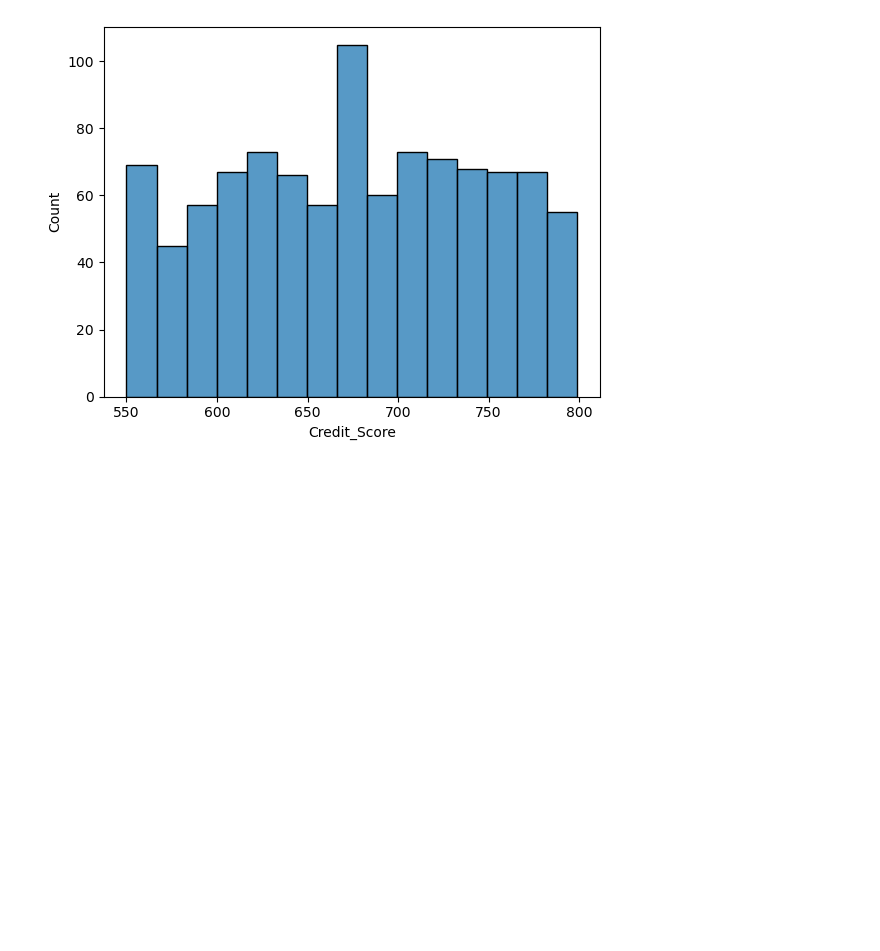
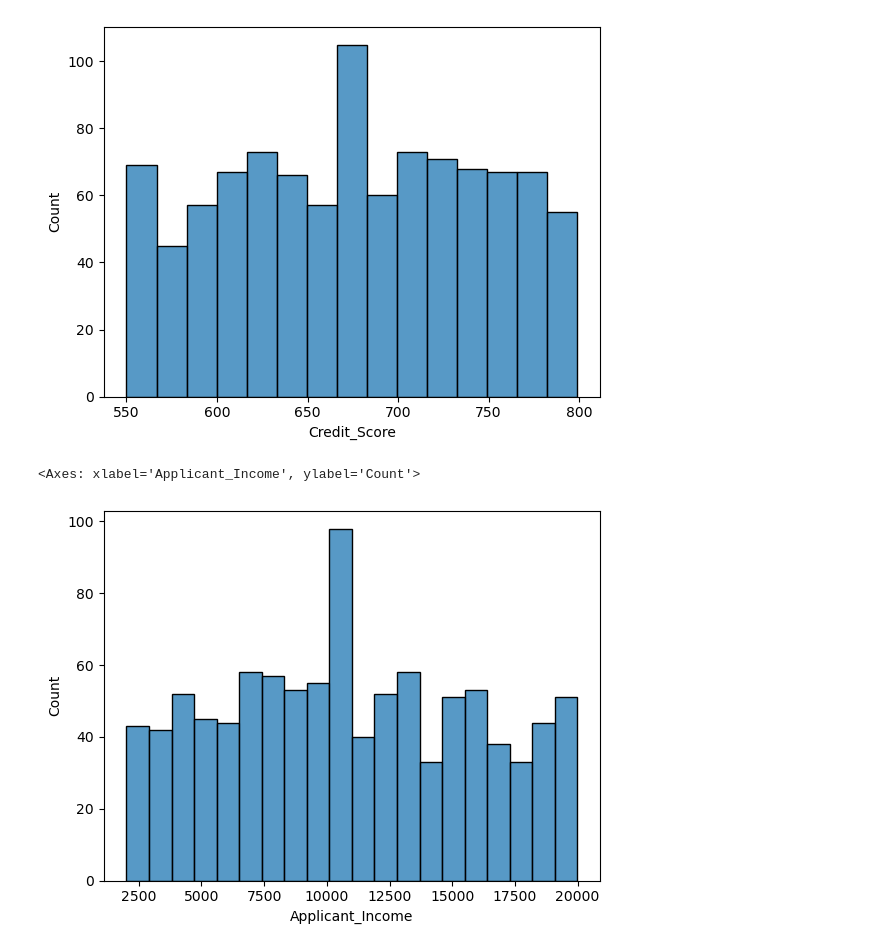
Before and after one commit to prajwalk990/CreditWise-Loan-System, a Jupyter notebook: Minor_project.ipynb, the cells around one changed output. Saved outputs shown, nothing was run; the diff lists cells and outputs as text; code cells hidden in the pictures; blank space fills up the shorter version.

```diff
--- a/Minor_project.ipynb
+++ b/Minor_project.ipynb
@@ -224,3 +223,12 @@ sns.histplot(
 # %% [output]
 <Axes: xlabel='Credit_Score', ylabel='Count'>
 [figure]
+# %%
+#income vs approved loan
+sns.histplot(
+    data =df ,
+    x = "Applicant_Income",
+    bins = 20 )
+# %% [output]
+<Axes: xlabel='Applicant_Income', ylabel='Count'>
+[figure, added]
```
Also changed, not shown: parts of 10 cells of this notebook.
